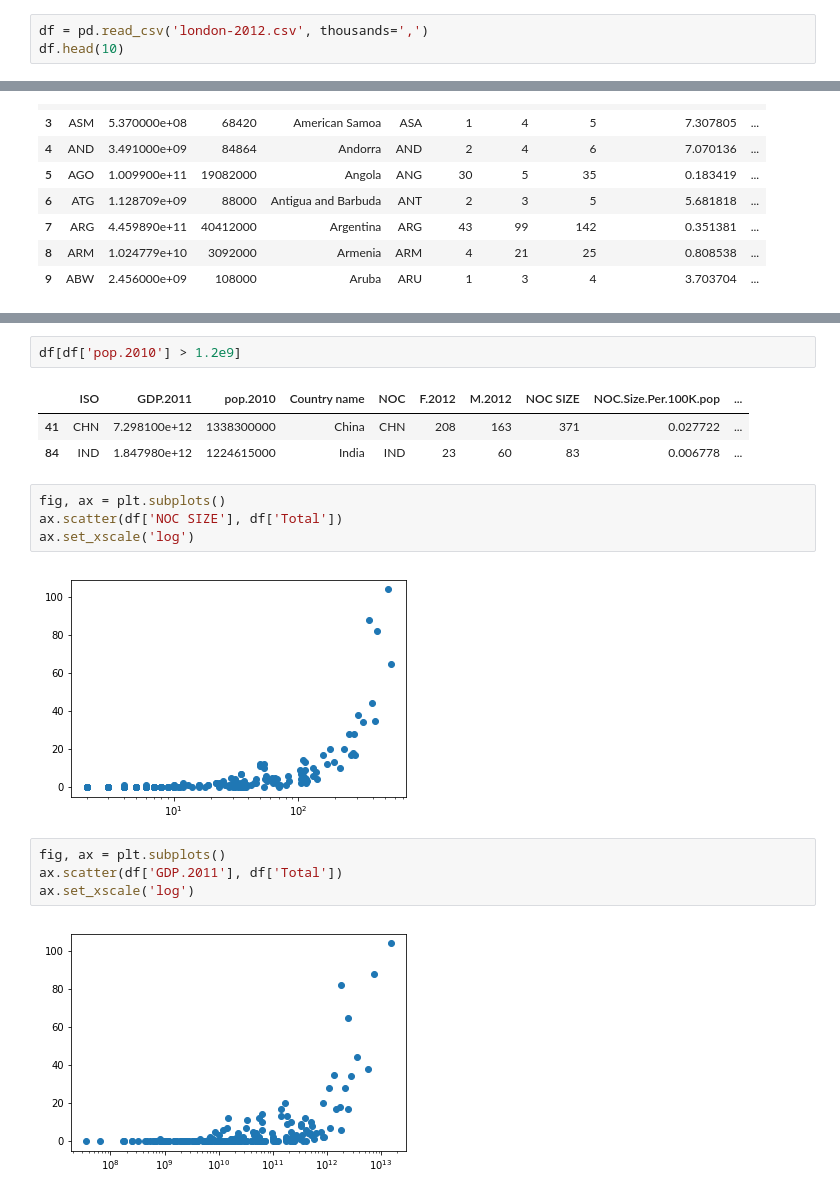
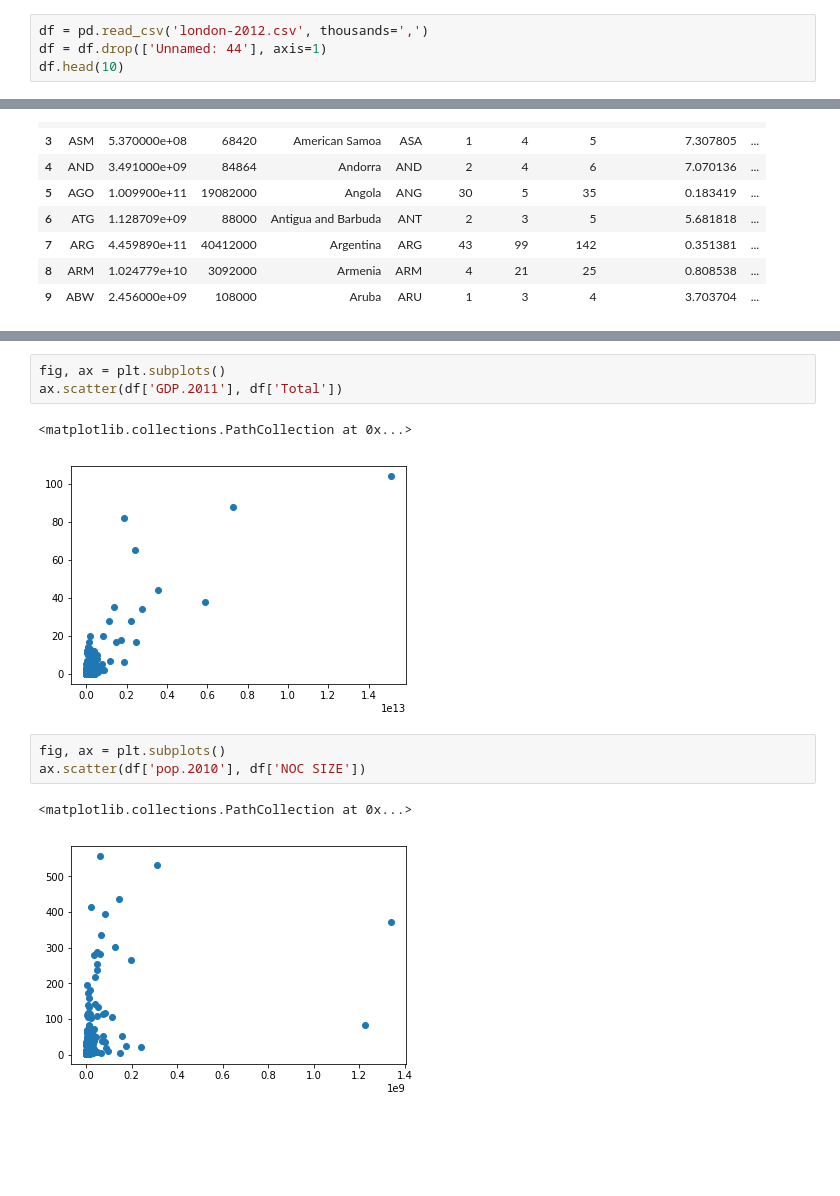
Before and after one commit to rab170/research-methods, a Jupyter notebook: olympics-hypothesis-testing/hypothesis_testing.ipynb, the cells around one changed output, grey strips where cells are left out. Drawn from its saved outputs; the diff is of its cells as text; blank space fills up the shorter version.

```diff
--- a/olympics-hypothesis-testing/hypothesis_testing.ipynb
+++ b/olympics-hypothesis-testing/hypothesis_testing.ipynb
@@ -16,6 +22,7 @@ pd.options.display.max_columns = 2000
 %matplotlib inline
 # %%
 df = pd.read_csv('london-2012.csv', thousands=',')
+df = df.drop(['Unnamed: 44'], axis=1)
 df.head(10)
 # %% [output]
 |  | ISO | GDP.2011 | pop.2010 | Country name | NOC | F.2012 | M.2012 | NOC SIZE | NOC.Size.Per.100K.pop | ... |
@@ -38,18 +51,12 @@ ax.set_xscale('log')
-# %%
-df[df['pop.2010'] > 1.2e9]
-# %% [output]
-|  | ISO | GDP.2011 | pop.2010 | Country name | NOC | F.2012 | M.2012 | NOC SIZE | NOC.Size.Per.100K.pop | ... |
-| 41 | CHN | 7.298100e+12 | 1338300000 | China | CHN | 208 | 163 | 371 | 0.027722 | ... |
-| 84 | IND | 1.847980e+12 | 1224615000 | India | IND | 23 | 60 | 83 | 0.006778 | ... |
 # %%
 fig, ax = plt.subplots()
-ax.scatter(df['NOC SIZE'], df['Total'])
-ax.set_xscale('log')
+ax.scatter(df['GDP.2011'], df['Total'])
 # %% [output]
+<matplotlib.collections.PathCollection at 0x...>
-[figure, old version]
+[figure, new version]
 # %%
 fig, ax = plt.subplots()
-ax.scatter(df['GDP.2011'], df['Total'])
-ax.set_xscale('log')
+ax.scatter(df['pop.2010'], df['NOC SIZE'])
 # %% [output]
+<matplotlib.collections.PathCollection at 0x...>
-[figure, old version]
+[figure, new version]
```
Also changed, not shown: parts of 14 cells of this notebook.
